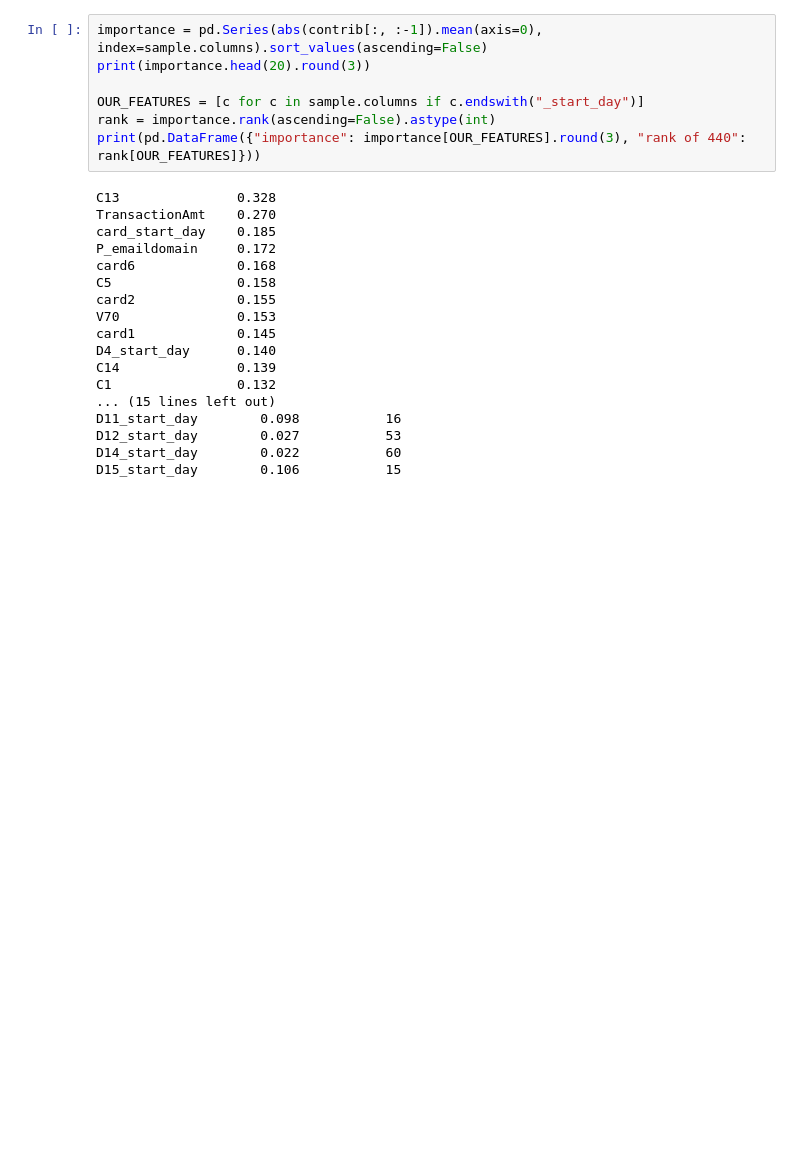
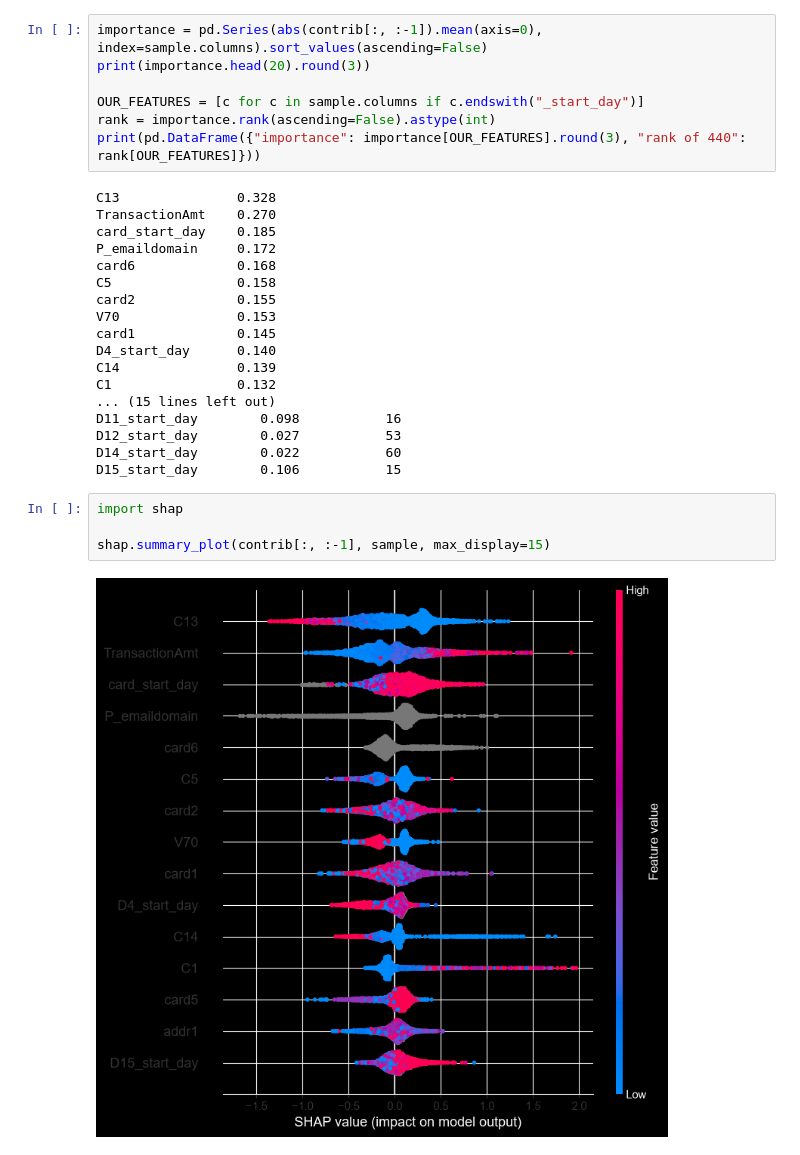
Before and after one commit to KrisTinaShch/fraud-risk-scoring, a Jupyter notebook: notebooks/08_shap.ipynb, the cells around one changed output. Saved outputs shown, nothing was run; the diff lists cells and outputs as text; blank space fills up the shorter version.

```diff
--- a/notebooks/08_shap.ipynb
+++ b/notebooks/08_shap.ipynb
@@ -76,3 +76,9 @@ D11_start_day        0.098           16
 D12_start_day        0.027           53
 D14_start_day        0.022           60
 D15_start_day        0.106           15
+# %%
+import shap
+
+shap.summary_plot(contrib[:, :-1], sample, max_display=15)
+# %% [output]
+[figure, added]
```
Also changed, not shown: parts of 3 cells of this notebook.
